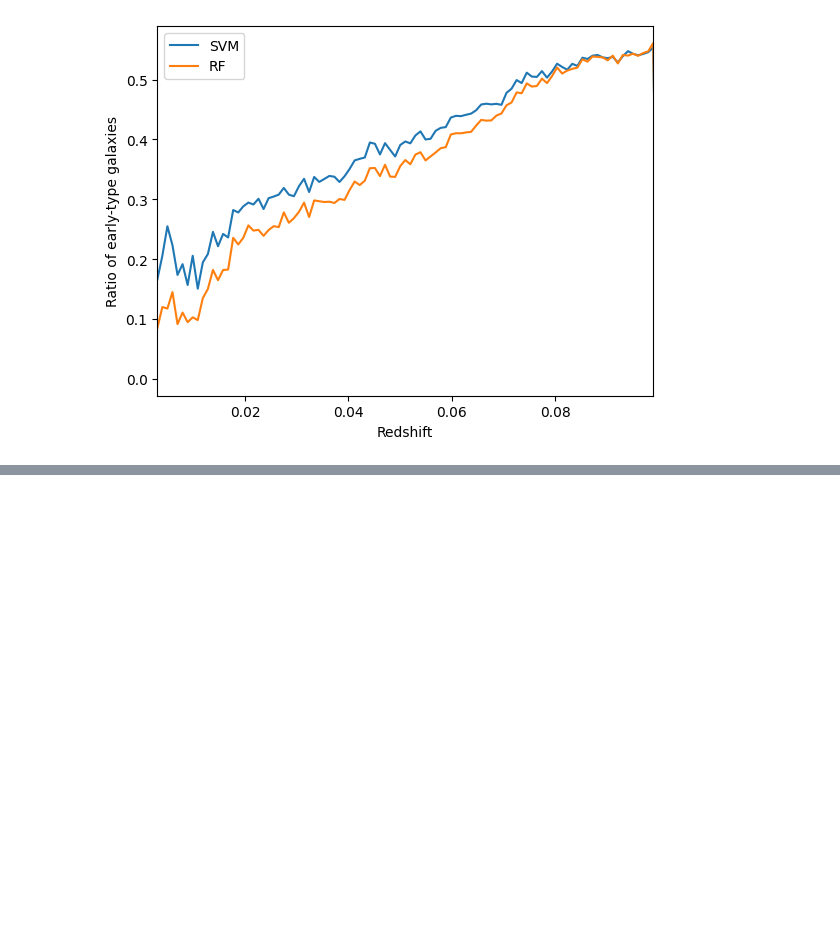
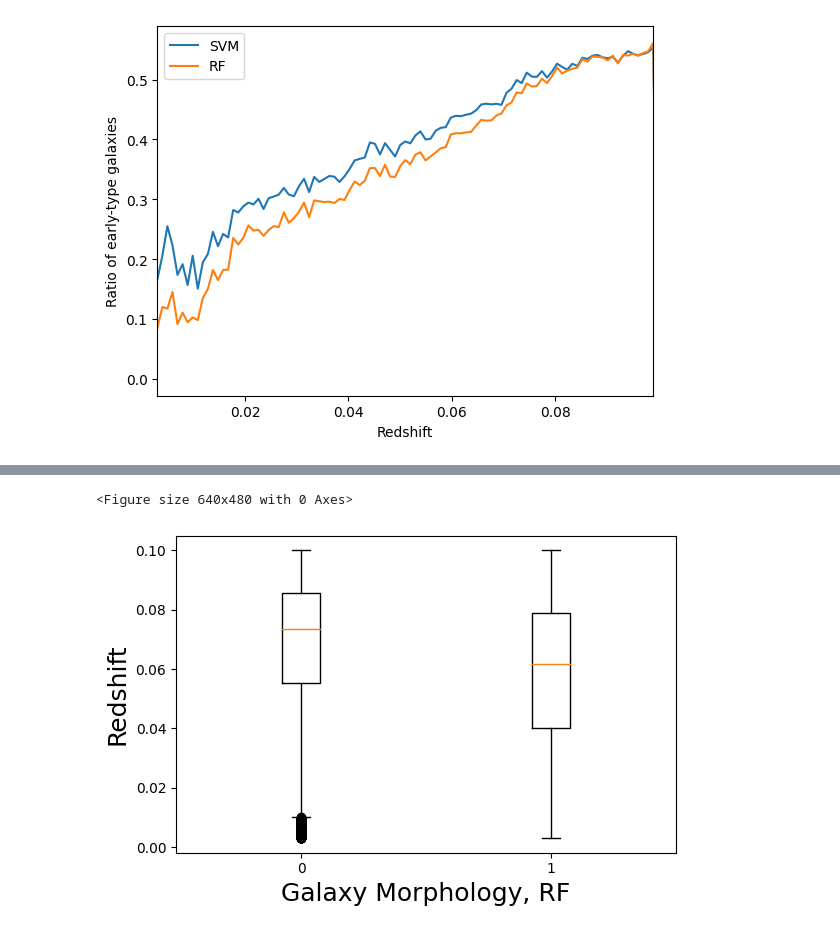
Before and after one commit to abbystokes/AST5731, a Jupyter notebook: Project1/Research_Question_Code.ipynb, the cells around one changed output, grey strips where cells are left out. Drawn from its saved outputs; the diff is of its cells as text; code cells hidden in the pictures; blank space fills up the shorter version.

```diff
--- a/Project1/Research_Question_Code.ipynb
+++ b/Project1/Research_Question_Code.ipynb
@@ -108,0 +124,24 @@ plt.show()
+# %%
+import seaborn as sns
+
+#
+# Boxplot
+#
+plt.close()
+plt.clf()
+sel_q = dat['RFPython'] == 1
+
+plt.figure(figsize = (6, 4))
+
+plt.boxplot(x = [dat['z'][~sel_q], dat['z'][sel_q]], labels = '01');
+
+plt.ylabel('Redshift', fontsize = 18);
+plt.xlabel('Galaxy Morphology, RF', fontsize = 18);
+#plt.grid()
+
+plt.tight_layout();
+
+plt.show()
+# %% [output]
+<Figure size 640x480 with 0 Axes>
+[figure, added]
```
Also changed, not shown: parts of 4 cells of this notebook, 22 other files.
